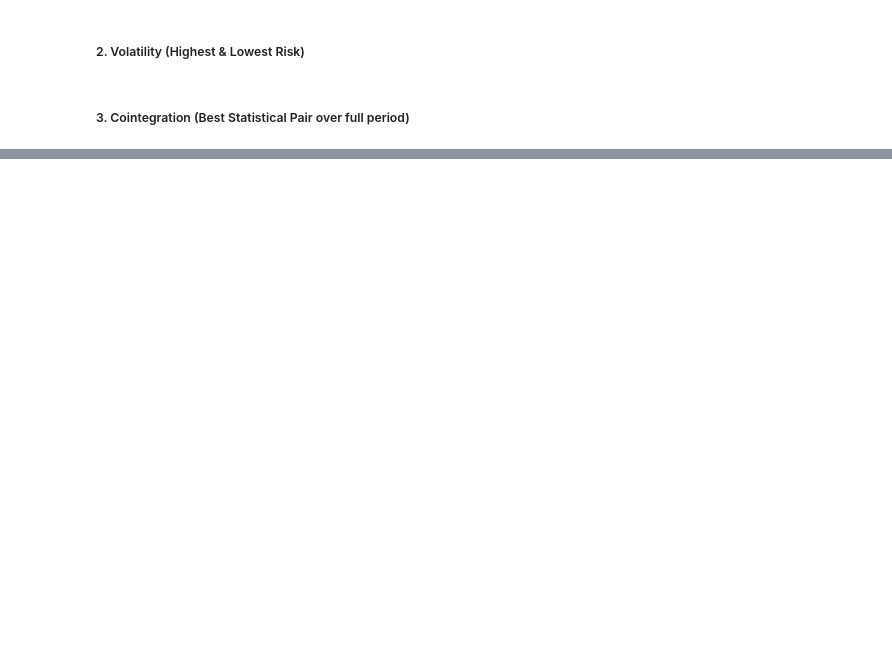
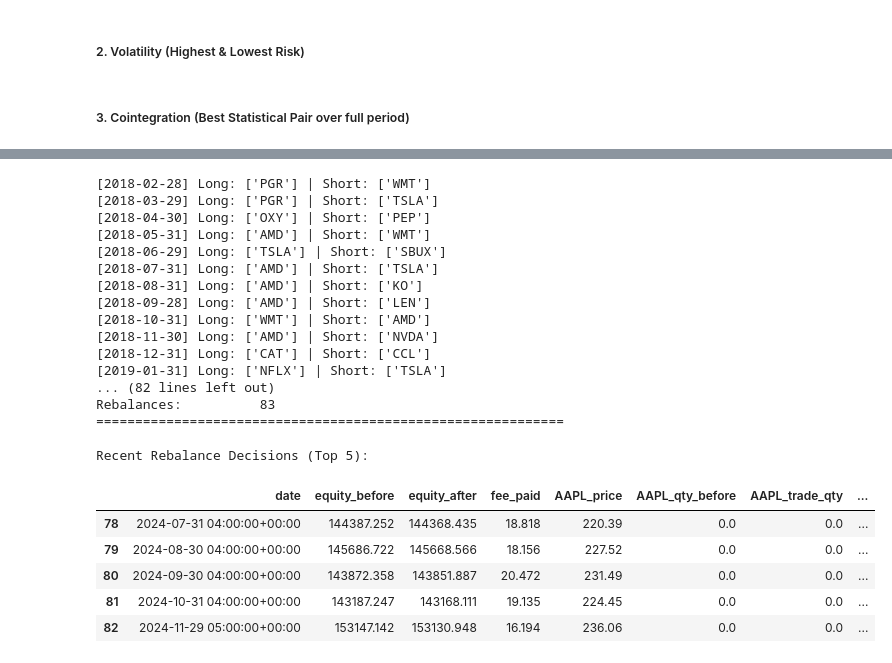
Before and after one commit to TradeInsight-Info/TiPortfolio, a Jupyter notebook: notebooks/cointegration_pairs.ipynb, the cells around one changed output, grey strips where cells are left out. Saved outputs shown, nothing was run; the diff lists cells and outputs as text; code cells hidden in the pictures; blank space fills up the shorter version.

```diff
--- a/notebooks/cointegration_pairs.ipynb
+++ b/notebooks/cointegration_pairs.ipynb
@@ -401,7 +400,7 @@ def run_comprehensive_scanner(prices_df: pd.DataFrame, lookback_days: int = 252)
     # so we use the full prices_df instead of just recent_prices.
     valid_symbols = prices_df.columns.tolist()
     pairs = list(itertools.combinations(valid_symbols, 2))
-
+    print(f"Testing {len(pairs)} pairs for cointegration...")
     best_pair = None
     best_score = 0.0
     best_hedge_ratio = 1.0
@@ -457,6 +456,21 @@ except Exception as e:
 # Run the scanner
 scan_results = run_comprehensive_scanner(stock_close_prices, lookback_days=252)
 
+# Extract the top candidates automatically from scan_results
+# Momentum: Long the 1st Winner, Short the 1st Loser
+mom_long_symbol = list(scan_results['momentum']['top_winners'].keys())[0]
+mom_short_symbol = list(scan_results['momentum']['top_losers'].keys())[-1]
+
+# Volatility: Long the 1st Lowest Vol, Short the 1st Highest Vol
+vol_long_symbol = list(scan_results['volatility']['lowest_vol'].keys())[0]
+vol_short_symbol = list(scan_results['volatility']['highest_vol'].keys())[-1]
+
+# Cointegration: The pair found by the scanner
+if scan_results['cointegration']['best_pair']:
+    coint_A = scan_results['cointegration']['best_pair'][0]
+    coint_B = scan_results['cointegration']['best_pair'][1]
+    selected_hedge_ratio = scan_results['cointegration']['hedge_ratio']
+
 print("="*60)
 
 print("1. MOMENTUM (Highest & Lowest Returns)")
@@ -585,0 +595,63 @@ Number of Trade Events: 0
+# %%
+# Perform backtesting (monthly portfolio rebalancing)
+strategy_mom = DynamicMomentumDollarNeutral(
+    universe=stock_universe,
+    cash_symbol=CASH,
+    lookback_window=21,  # returns over the past 21 days
+    top_n=1,             # top 2 long & bottom 2 short positions
+    book_size=0.5,
+    tolerance=0.05
+)
+
+engine_mom = ScheduleBasedEngine(
+    allocation=strategy_mom,
+    rebalance=Schedule('month_end'),
+    initial_value=INITIAL_VALUE,
+    fee_per_share=FEE
+)
+
+try:
+    result_mom = engine_mom.run(
+        symbols=all_symbols,
+        start=START,
+        end=END,
+        prices_df=all_data
+    )
+
+    print("="*60)
+    print(result_mom.summary())
+    print("="*60)
+    if result_mom.rebalance_decisions:
+        print("\nRecent Rebalance Decisions (Top 5):")
+        trades_df = rebalance_decisions_table(result_mom)
+        # Display the last 5 rebalances to see what it bought/sold recently
+        display(trades_df.tail(5))
+
+except Exception as e:
+    print(f"❌ Backtest failed: {e}")
+    import traceback
+    traceback.print_exc()
+# %% [output]
+[2018-02-28] Long: ['PGR'] | Short: ['WMT']
+[2018-03-29] Long: ['PGR'] | Short: ['TSLA']
+[2018-04-30] Long: ['OXY'] | Short: ['PEP']
+[2018-05-31] Long: ['AMD'] | Short: ['WMT']
+[2018-06-29] Long: ['TSLA'] | Short: ['SBUX']
+[2018-07-31] Long: ['AMD'] | Short: ['TSLA']
+[2018-08-31] Long: ['AMD'] | Short: ['KO']
+[2018-09-28] Long: ['AMD'] | Short: ['LEN']
+[2018-10-31] Long: ['WMT'] | Short: ['AMD']
+[2018-11-30] Long: ['AMD'] | Short: ['NVDA']
+[2018-12-31] Long: ['CAT'] | Short: ['CCL']
+[2019-01-31] Long: ['NFLX'] | Short: ['TSLA']
+... (82 lines left out)
+Rebalances:          83
+============================================================
+
+Recent Rebalance Decisions (Top 5):
+|  | date | equity_before | equity_after | fee_paid | AAPL_price | AAPL_qty_before | AAPL_trade_qty | ... |
+| 78 | 2024-07-31 04:00:00+00:00 | 144387.252 | 144368.435 | 18.818 | 220.39 | 0.0 | 0.0 | ... |
+| 79 | 2024-08-30 04:00:00+00:00 | 145686.722 | 145668.566 | 18.156 | 227.52 | 0.0 | 0.0 | ... |
+| 80 | 2024-09-30 04:00:00+00:00 | 143872.358 | 143851.887 | 20.472 | 231.49 | 0.0 | 0.0 | ... |
+| 81 | 2024-10-31 04:00:00+00:00 | 143187.247 | 143168.111 | 19.135 | 224.45 | 0.0 | 0.0 | ... |
+| 82 | 2024-11-29 05:00:00+00:00 | 153147.142 | 153130.948 | 16.194 | 236.06 | 0.0 | 0.0 | ... |
```
Also changed, not shown: parts of 10 cells of this notebook.
